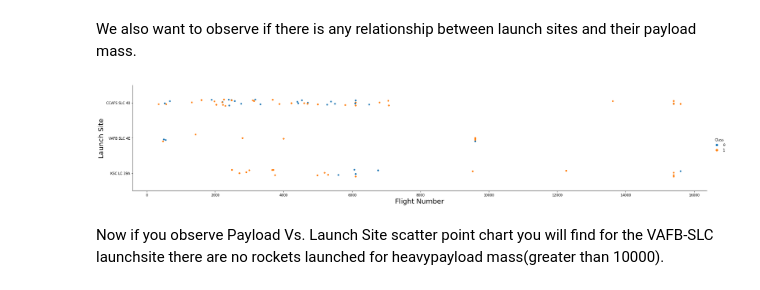
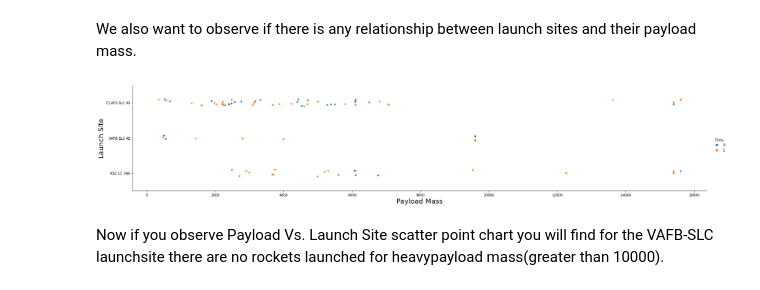
Before and after one commit to MQuinteiroS/CapstoneRepository, a Jupyter notebook: 05-jupyter-labs-eda-dataviz.ipynb, the cells around one changed output. Cells and saved outputs as stored; diff of their text form; code cells hidden in the pictures.

```diff
--- a/05-jupyter-labs-eda-dataviz.ipynb
+++ b/05-jupyter-labs-eda-dataviz.ipynb
@@ -101,11 +101,11 @@ We also want to observe if there is any relationship between launch sites and th
 # %%
 # Plot a scatter point chart with x axis to be Pay Load Mass (kg) and y axis to be the launch site, and hue to be the class value
 sns.catplot(y="LaunchSite", x="PayloadMass", hue="Class", data=df, aspect = 5)
-plt.xlabel("Flight Number",fontsize=20)
+plt.xlabel("Payload Mass",fontsize=20)
 plt.ylabel("Launch Site",fontsize=20)
 plt.show()
 # %% [output]
-[figure, old version]
+[figure, new version]
 # %% [markdown]
 Now if you observe Payload Vs. Launch Site scatter point chart you will find for the VAFB-SLC  launchsite there are no  rockets  launched for  heavypayload mass(greater than 10000).
 # %% [markdown]
```
Also changed, not shown: parts of 2 cells of this notebook, 7 other files.
